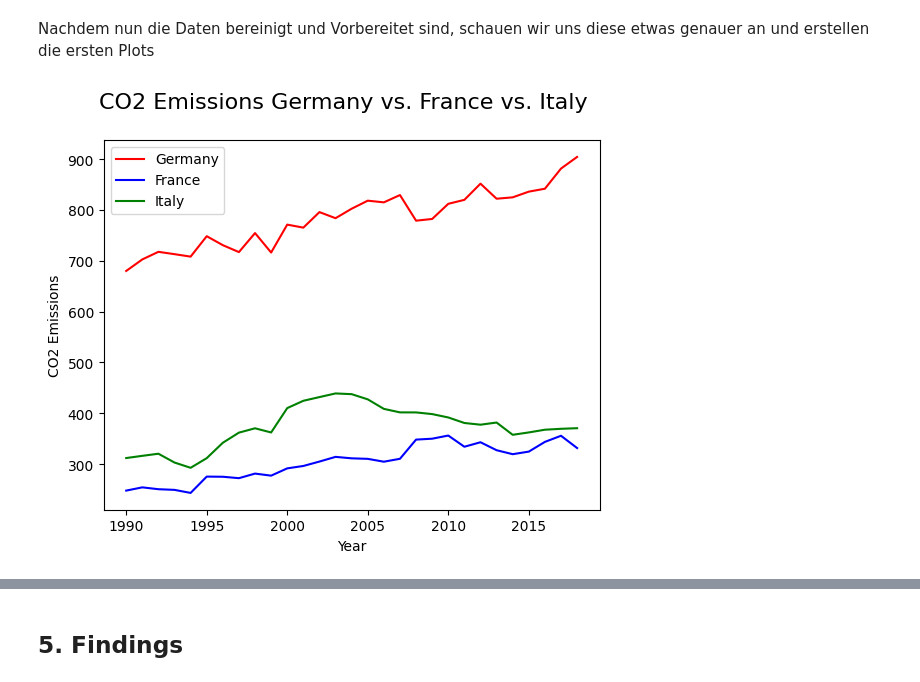
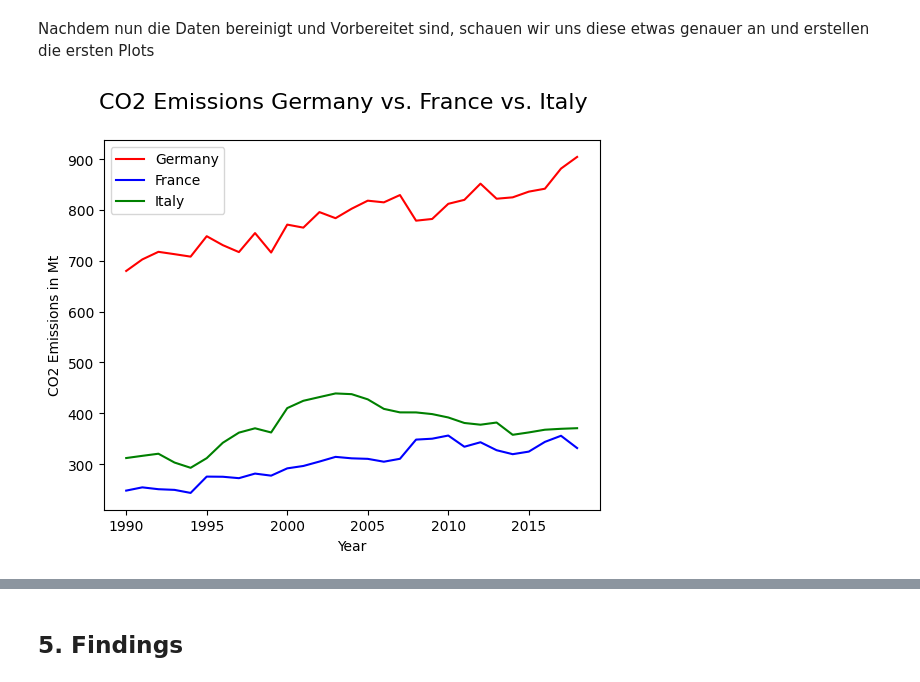
Before and after one commit to Koslowsky1337/Projekt_LF8_1, a Jupyter notebook: analyse.ipynb, the cells around one changed output, grey strips where cells are left out. Cells and saved outputs as stored; diff of their text form; code cells hidden in the pictures.

```diff
--- a/analyse.ipynb
+++ b/analyse.ipynb
@@ -308,24 +308,24 @@ Nachdem nun die Daten bereinigt und Vorbereitet sind, schauen wir uns diese etwa
 # %%
 # Create Dataframe with only Germany, France and Italy
 co2_df_melted_de = co2_df_melted[co2_df_melted["Country"] == "Germany"]
 co2_df_melted_de = co2_df_melted_de.reset_index(drop=True)
 
 co2_df_melted_fr = co2_df_melted[co2_df_melted["Country"] == "France"]
 co2_df_melted_fr = co2_df_melted_fr.reset_index(drop=True)
 
 co2_df_melted_it = co2_df_melted[co2_df_melted["Country"] == "Italy"]
 co2_df_melted_it = co2_df_melted_it.reset_index(drop=True)
 # Let both plots be next to each other and be in relation to each other
 fig, ax1 = plt.subplots()
 
 fig.suptitle('CO2 Emissions Germany vs. France vs. Italy', fontsize=16)
 
 ax1.set_xlabel('Year')
-ax1.set_ylabel('CO2 Emissions', color="black")
+ax1.set_ylabel('CO2 Emissions in Mt', color="black")
 ax1.plot(co2_df_melted_de["Year"], co2_df_melted_de["CO2 Emissions"], color="red", label="Germany")
 ax1.plot(co2_df_melted_fr["Year"], co2_df_melted_fr["CO2 Emissions"], color="blue", label="France")
 ax1.plot(co2_df_melted_it["Year"], co2_df_melted_it["CO2 Emissions"], color="green", label="Italy")
 ax1.legend(loc="upper left")
 ax1.tick_params(axis='y', labelcolor="black")
 # %% [output]
-[figure, old version]
+[figure, new version]
```
Also changed, not shown: parts of 1 cell of this notebook.
